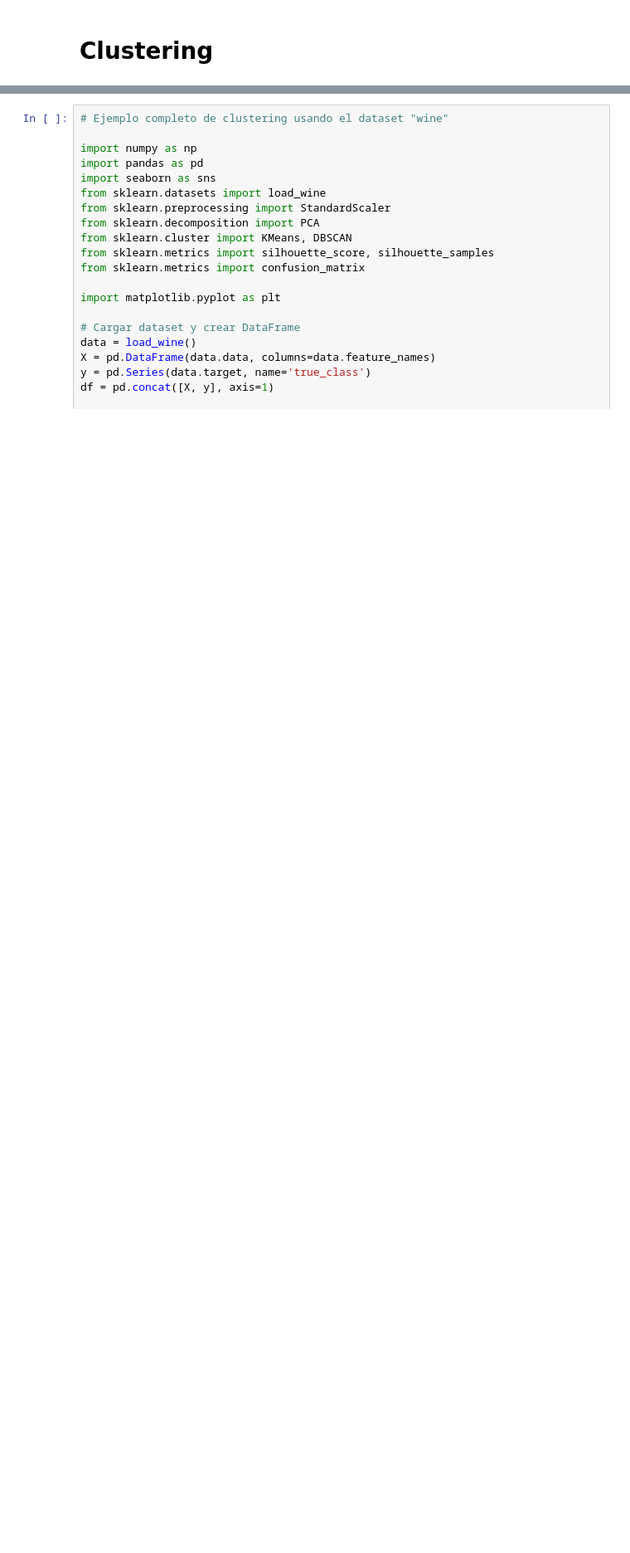
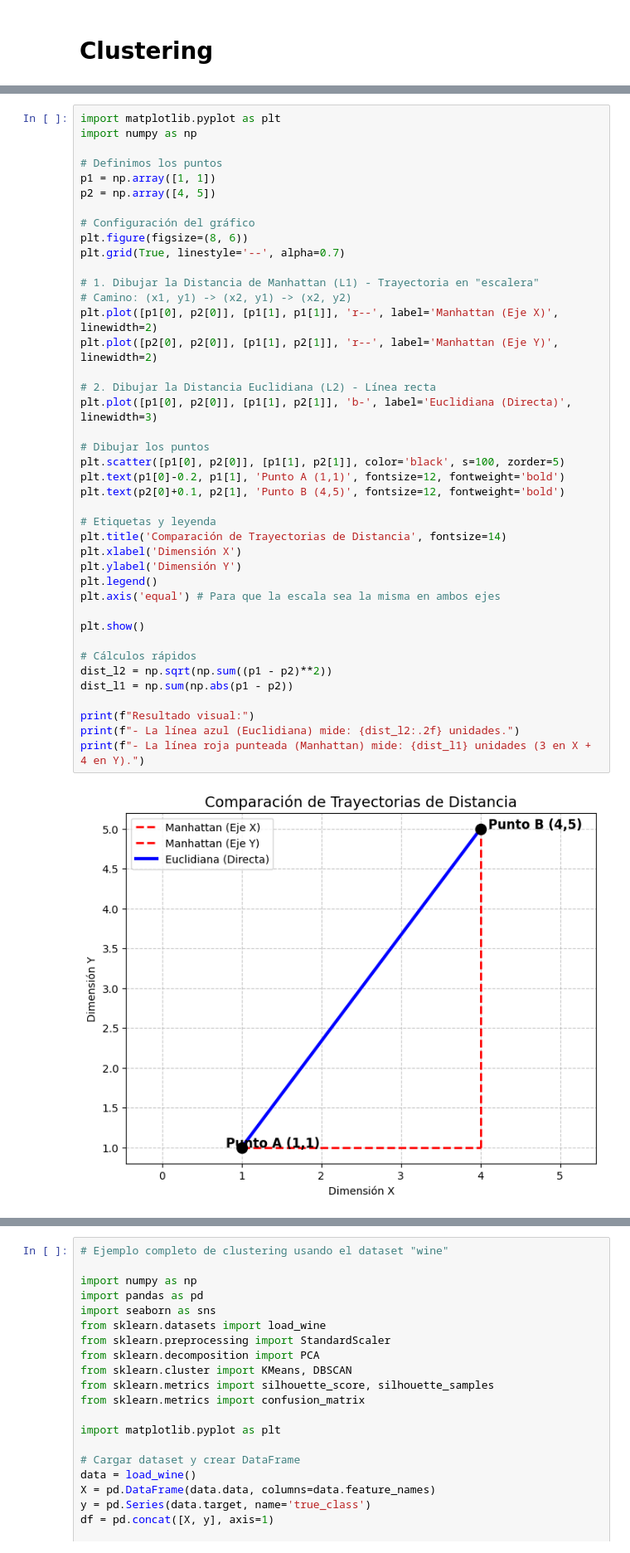
Before and after one commit to paranedagarcia/Cienciadedatos, a Jupyter notebook: 7.Aprendizaje no supervisado/Clustering.ipynb, the cells around one changed output, grey strips where cells are left out. Shown at 83% size. Drawn from its saved outputs; the diff is of its cells as text; blank space fills up the shorter version.

```diff
--- a/7.Aprendizaje no supervisado/Clustering.ipynb
+++ b/7.Aprendizaje no supervisado/Clustering.ipynb
@@ -2,0 +163,43 @@
+# %%
+import matplotlib.pyplot as plt
+import numpy as np
+
+# Definimos los puntos
+p1 = np.array([1, 1])
+p2 = np.array([4, 5])
+
+# Configuración del gráfico
+plt.figure(figsize=(8, 6))
+plt.grid(True, linestyle='--', alpha=0.7)
+
+# 1. Dibujar la Distancia de Manhattan (L1) - Trayectoria en "escalera"
+# Camino: (x1, y1) -> (x2, y1) -> (x2, y2)
+plt.plot([p1[0], p2[0]], [p1[1], p1[1]], 'r--', label='Manhattan (Eje X)', linewidth=2)
+plt.plot([p2[0], p2[0]], [p1[1], p2[1]], 'r--', label='Manhattan (Eje Y)', linewidth=2)
+
+# 2. Dibujar la Distancia Euclidiana (L2) - Línea recta
+plt.plot([p1[0], p2[0]], [p1[1], p2[1]], 'b-', label='Euclidiana (Directa)', linewidth=3)
+
+# Dibujar los puntos
+plt.scatter([p1[0], p2[0]], [p1[1], p2[1]], color='black', s=100, zorder=5)
+plt.text(p1[0]-0.2, p1[1], 'Punto A (1,1)', fontsize=12, fontweight='bold')
+plt.text(p2[0]+0.1, p2[1], 'Punto B (4,5)', fontsize=12, fontweight='bold')
+
+# Etiquetas y leyenda
+plt.title('Comparación de Trayectorias de Distancia', fontsize=14)
+plt.xlabel('Dimensión X')
+plt.ylabel('Dimensión Y')
+plt.legend()
+plt.axis('equal') # Para que la escala sea la misma en ambos ejes
+
+plt.show()
+
+# Cálculos rápidos
+dist_l2 = np.sqrt(np.sum((p1 - p2)**2))
+dist_l1 = np.sum(np.abs(p1 - p2))
+
+print(f"Resultado visual:")
+print(f"- La línea azul (Euclidiana) mide: {dist_l2:.2f} unidades.")
+print(f"- La línea roja punteada (Manhattan) mide: {dist_l1} unidades (3 en X + 4 en Y).")
+# %% [output]
+[figure, added]
```
Also changed, not shown: parts of 19 cells of this notebook.
